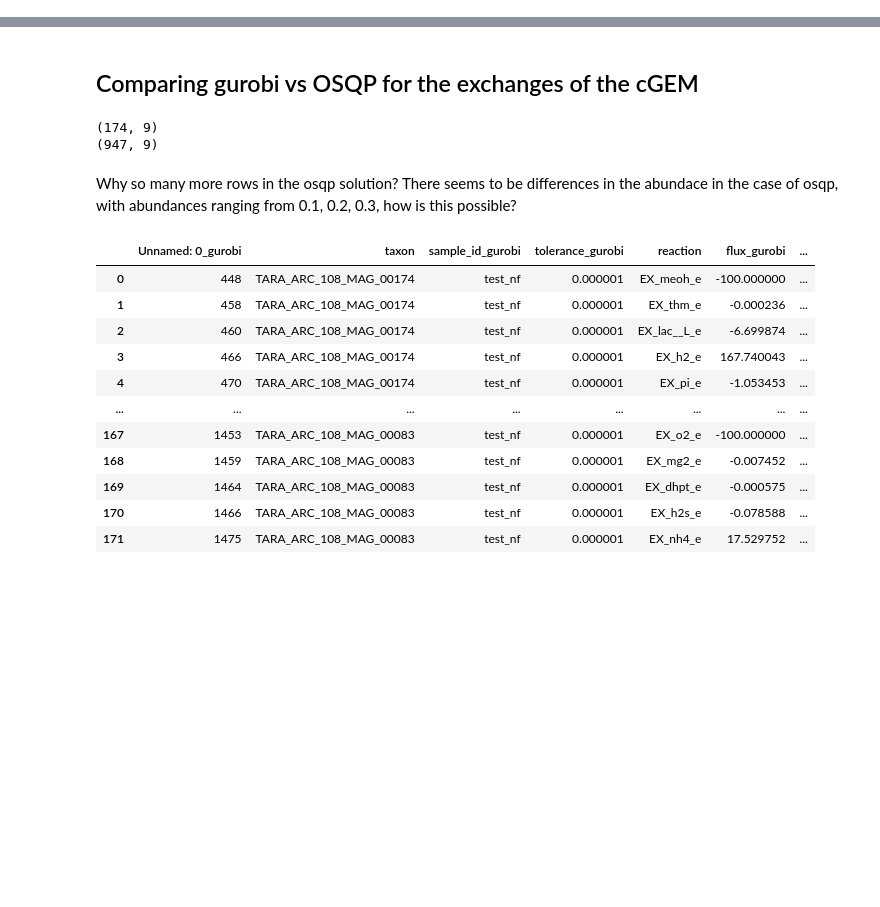
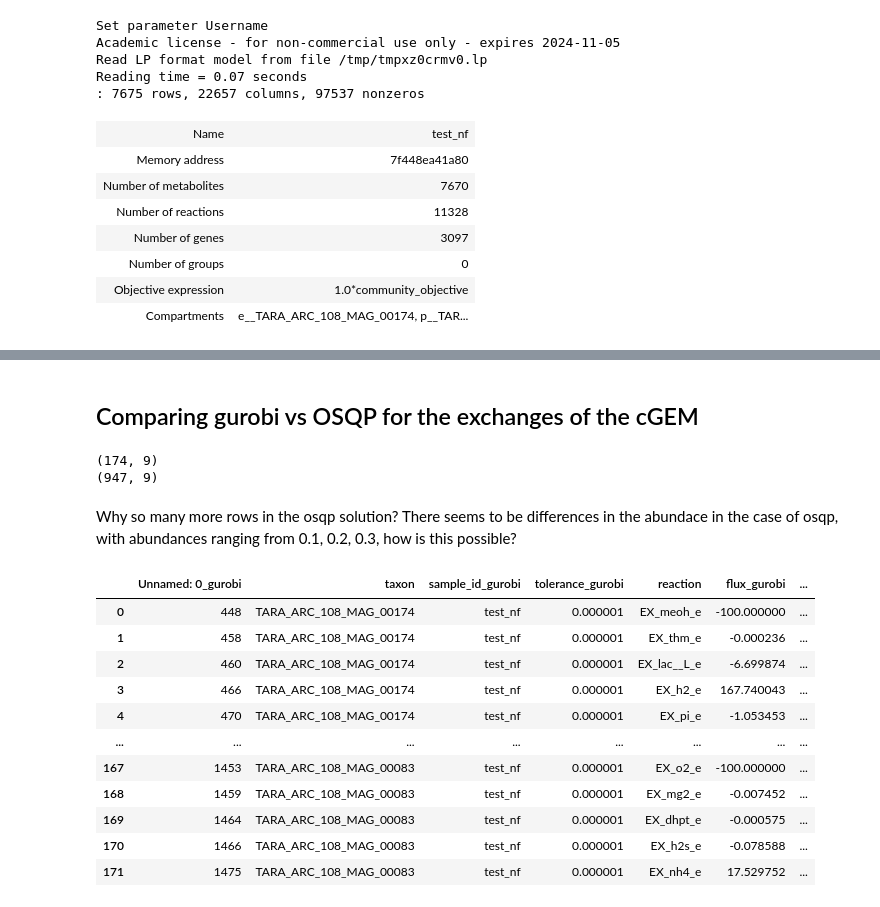
Before and after one commit to Robaina/cgem-forge, a Jupyter notebook: alternative_solvers.ipynb, the cells around one changed output, grey strips where cells are left out. Cells and saved outputs as stored; diff of their text form; code cells hidden in the pictures; blank space fills up the shorter version.

```diff
--- a/alternative_solvers.ipynb
+++ b/alternative_solvers.ipynb
@@ -12,0 +26,19 @@ Solves MILPs so valid for cGEM reconstruction with carveME and probably SMETANA.
+# %%
+from micom import load_pickle
+
+cgem_gur = load_pickle("/home/robaina/Documents/NewAtlantis/microcom/test_nf_gurobi/test_nf.pickle")
+cgem_gur
+# %% [output]
+Set parameter Username
+Academic license - for non-commercial use only - expires 2024-11-05
+Read LP format model from file /tmp/tmpxz0crmv0.lp
+Reading time = 0.07 seconds
+: 7675 rows, 22657 columns, 97537 nonzeros
+| Name | test_nf |
+| Memory address | 7f448ea41a80 |
+| Number of metabolites | 7670 |
+| Number of reactions | 11328 |
+| Number of genes | 3097 |
+| Number of groups | 0 |
+| Objective expression | 1.0*community_objective |
+| Compartments | e__TARA_ARC_108_MAG_00174, p__TAR... |
```
Also changed, not shown: parts of 10 cells of this notebook, 11 other files.
